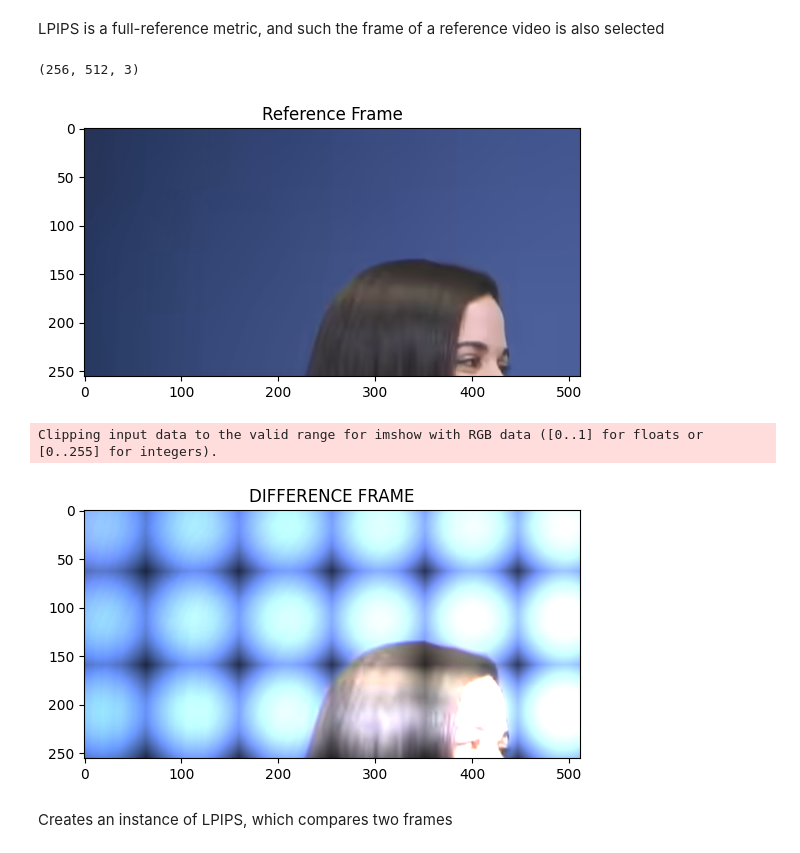
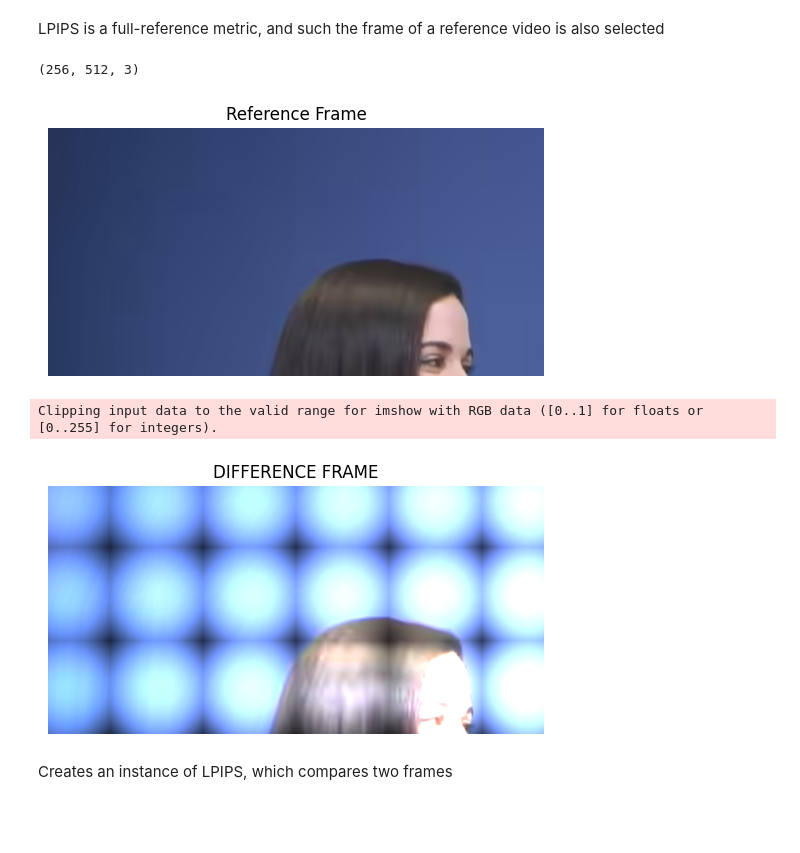
Before and after one commit to nwaliv/MAIProject, a Jupyter notebook: main.ipynb, the cells around one changed output. Drawn from its saved outputs; the diff is of its cells as text; code cells hidden in the pictures; blank space fills up the shorter version.

```diff
--- a/main.ipynb
+++ b/main.ipynb
@@ -48,19 +43,21 @@ print(refFrame.shape)
 plt.imshow(refFrame/255.0)
 plt.imsave("output/referenceFrame.png",refFrame/255.0)
 plt.title("Reference Frame")
+plt.axis('off')
 plt.show()
 # %% [output]
 (256, 512, 3)
-[figure, old version]
+[figure, new version]
 # %%
 # Calculating the difference frame
 difference_frame = np.absolute(np.subtract(restoredFrame,refFrame))
 plt.imshow(difference_frame)
+plt.axis('off')
 plt.title("DIFFERENCE FRAME")
 plt.show()
 # %% [output]
 Clipping input data to the valid range for imshow with RGB data ([0..1] for floats or [0..255] for integers).
-[figure, old version]
+[figure, new version]
 # %% [markdown]
 Creates an instance of LPIPS, which compares two frames
 # %%
```
Also changed, not shown: parts of 2 cells of this notebook, 41 other files.
